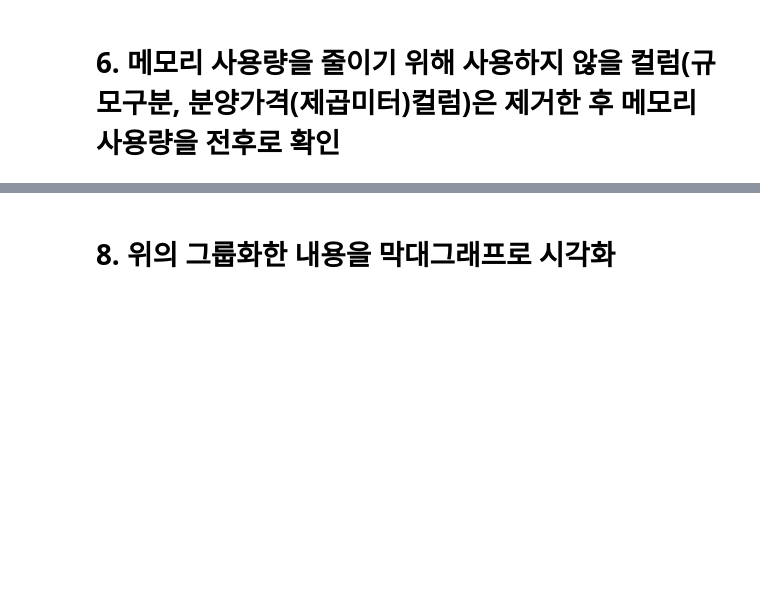
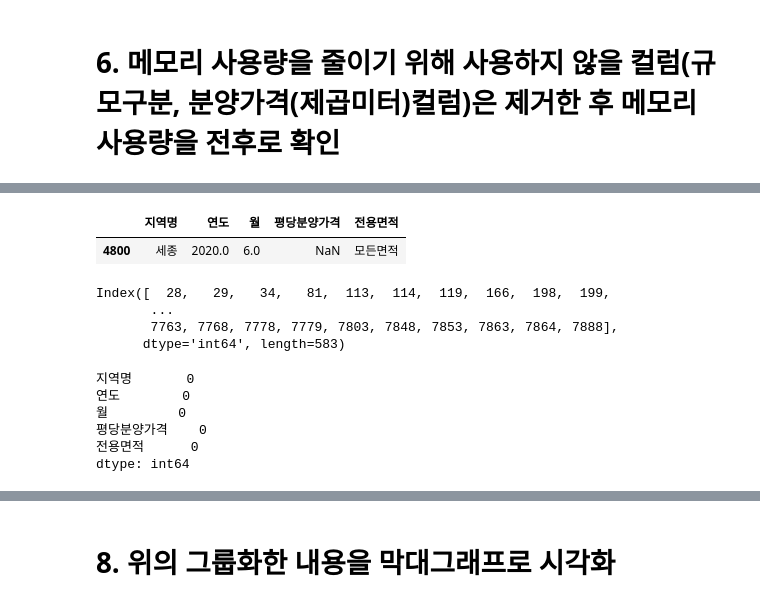
Before and after one commit to comlec/rapa, a Jupyter notebook: source/Python/ex1_아파트분양가분석(배포).ipynb, the cells around one changed output, grey strips where cells are left out. Saved outputs shown, nothing was run; the diff lists cells and outputs as text; code cells hidden in the pictures; blank space fills up the shorter version.

```diff
--- a/source/Python/ex1_아파트분양가분석(배포).ipynb
+++ b/source/Python/ex1_아파트분양가분석(배포).ipynb
@@ -315,12 +350,31 @@ df_last.info()
 # %%
 #axis=1이 없으면 axis=0으로 되어 행제거하나 규모구분,분양가격이라는 행이 없어 에러
 # "규모구분","분양가격(제곱미터)","제곱미터당분양가격" 컬럼 제거
+df_last.drop(["규모구분","분양가격(제곱미터)", "제곱미터당분양가격"], axis=1, inplace=True)
+df_last.sample()
+# %% [output]
+|  | 지역명 | 연도 | 월 | 평당분양가격 | 전용면적 |
+| 4800 | 세종 | 2020.0 | 6.0 | NaN | 모든면적 |
 # %%
 # 평당 분양가격이 결측치 값인 행 인덱스 출력
+df_last[df_last['평당분양가격'].isna()].index # 지울 행
+# %% [output]
+Index([  28,   29,   34,   81,  113,  114,  119,  166,  198,  199,
+       ...
+       7763, 7768, 7778, 7779, 7803, 7848, 7853, 7863, 7864, 7888],
+      dtype='int64', length=583)
 # %%
 # 평당 분양가격이 결측치 값인 행 제거
 df_last.drop(df_last[df_last['평당분양가격'].isna()].index, inplace=True)
 # %%
 # 결측치 데이터가 다 없어졌는지 확인
+df_last.isna().sum()
+# %% [output]
+지역명       0
+연도        0
+월         0
+평당분양가격    0
+전용면적      0
+dtype: int64
 # %%
 # df_last 열별데이터갯수, 타입, 메모리 정보 확인
```
Also changed, not shown: parts of 10 cells of this notebook, 2 other files.
